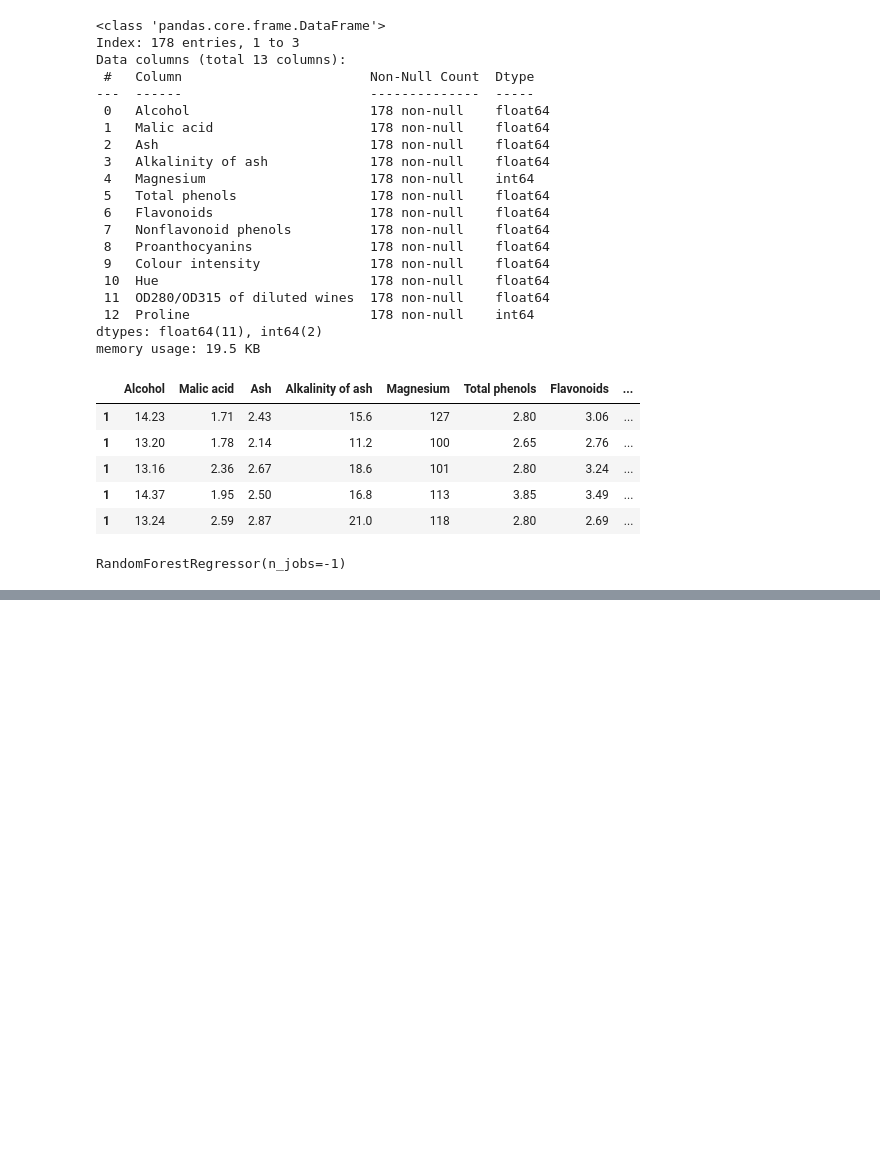
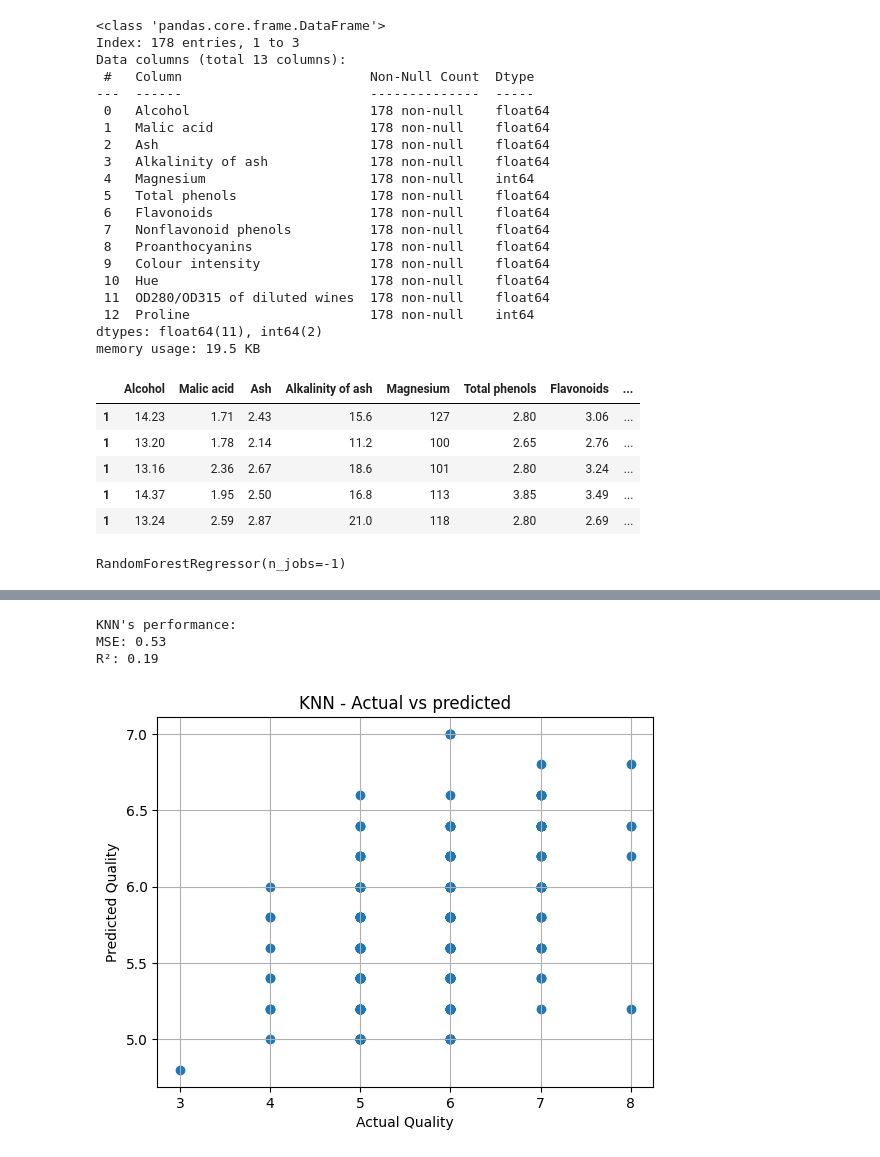
Before and after one commit to nicolas-trillo/Comp2006, a Jupyter notebook: book.ipynb, the cells around one changed output, grey strips where cells are left out. Saved outputs shown, nothing was run; the diff lists cells and outputs as text; code cells hidden in the pictures; blank space fills up the shorter version.

```diff
--- a/book.ipynb
+++ b/book.ipynb
@@ -176,0 +198,16 @@ The RF Score on the White Wine Quality data set (0.9577) indicates a very strong
+# %%
+# Part 4 - Features (X) and Target (y)
+# - X (features) -> Are the columns used to predict something
+# - y (target) -> Is the column wanted to predict
+
+X = df.drop(columns=['quality'])  # Take all the comuns, except 'quality'
+y = df['quality']  # This is the wanted variable
+
+# Print to check if it works
+print("Features (X):")
+print(X.head())
+
+print("\nTarget (y):")
+print(y.head())
+
+print("\nFeatures and target successfully defined!")
@@ -176,0 +232,45 @@ The RF Score on the White Wine Quality data set (0.9577) indicates a very strong
+# %%
+# Part 5 - K-Nearest Neighbors (KNN) Regression
+# This is the model that will predict the wine quality based on the closers neighbors.
+
+# Separate training(80%) and test(20%).
+X_train, X_test, y_train, y_test = train_test_split(X, y, test_size=0.2, random_state=42)
+
+# Create the KNN model
+# Here "k" is choosen, which is the number of neighbors the model will look at.
+# The bigger is the k, the more the model "smooths" the predictions.
+# Starting k=5, it's a common value.
+knn = KNeighborsRegressor(n_neighbors=5)
+
+# Training the model
+knn.fit(X_train, y_train)
+
+# Do prediction on the test's set
+y_pred_knn = knn.predict(X_test)
+
+# Evaluate the model's performance using error and accuracy metrics
+from sklearn.metrics import mean_squared_error, r2_score
+
+# Calculayte Mean Squared Error (MSE), lower is better
+mse_knn = mean_squared_error(y_test, y_pred_knn)
+
+# Calculate R², closer to 1 is better
+r2_knn = r2_score(y_test, y_pred_knn)
+
+# Show the results
+print(f"KNN's performance:")
+print(f"MSE: {mse_knn:.2f}")
+print(f"R²: {r2_knn:.2f}")
+
+# Simple graphic to compare actual vs predicted values
+plt.scatter(y_test, y_pred_knn)
+plt.xlabel('Actual Quality')
+plt.ylabel('Predicted Quality')
+plt.title('KNN - Actual vs predicted')
+plt.grid(True)
+plt.show()
+# %% [output]
+KNN's performance:
+MSE: 0.53
+R²: 0.19
+[figure, added]
```
Also changed, not shown: parts of 8 cells of this notebook.
